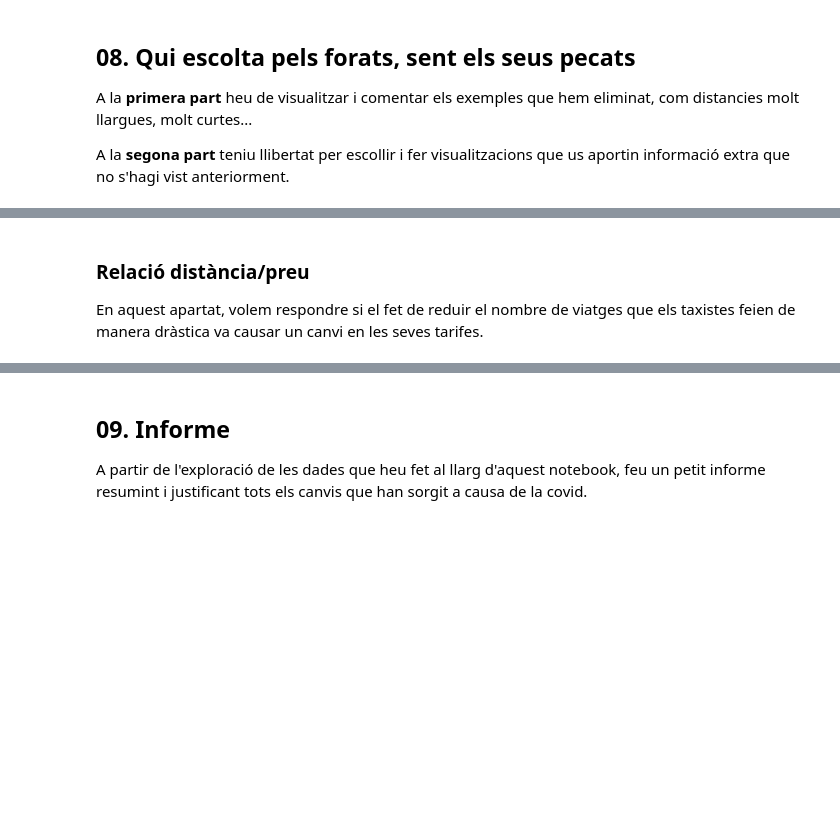
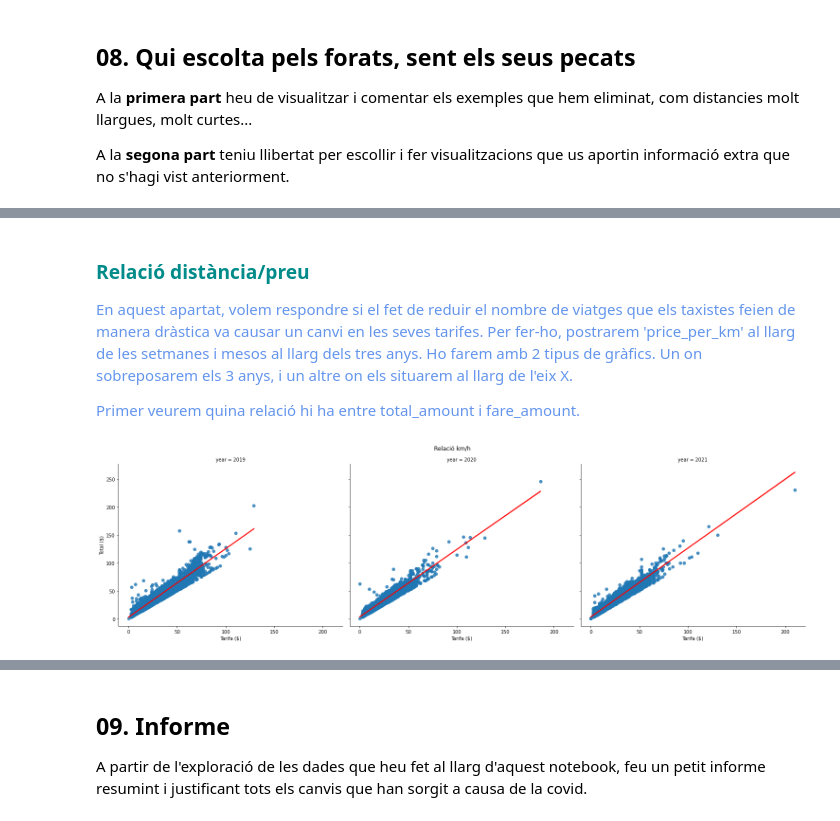
Before and after one commit to pbaldisa/TNUIP, a Jupyter notebook: AssignmentCode.ipynb, the cells around one changed output, grey strips where cells are left out. Drawn from its saved outputs; the diff is of its cells as text; code cells hidden in the pictures; blank space fills up the shorter version.

```diff
--- a/AssignmentCode.ipynb
+++ b/AssignmentCode.ipynb
@@ -205,42 +177,49 @@ def post_processing(data):
     """
     Funció on implementar qualsevol tipus de postprocessament necessari.
     """
-    # AQUÍ EL TEU CODI
+    # Guarda l'any en una nova columna
     data['year'] = data['tpep_dropoff_datetime'].dt.year
 
+    # Passa els passatgers a int
     data['passenger_count'] = data['passenger_count'].astype('int')
 
+    #guarda les hores de pickup i dropoff
     data['pickup_hour'] = data['tpep_pickup_datetime'].dt.hour
     data['dropoff_hour'] = data['tpep_dropoff_datetime'].dt.hour
 
+    #guarda els dies de la setmana de pickup i dropoff
     data['pickup_day'] = data['tpep_pickup_datetime'].dt.weekday
     data['dropoff_day'] = data['tpep_dropoff_datetime'].dt.weekday
 
+    #guarda el número de setmana de pickup i dropoff
     data['pickup_week'] = data['tpep_pickup_datetime'].dt.isocalendar().week
     data['dropoff_week'] = data['tpep_dropoff_datetime'].dt.isocalendar().week
 
+    #guarda el mes de pickup i dropoff
     data['pickup_month'] = data['tpep_pickup_datetime'].dt.month
     data['dropoff_month'] = data['tpep_dropoff_datetime'].dt.month
 
+    #guarda la durada del viatge en hores
     data['trip_duration'] = ((data['tpep_dropoff_datetime'] - data['tpep_pickup_datetime']).dt.total_seconds())/3600
 
-    data['trip_distance'] = 1.6*data['trip_distance']   #convert miles to km
+    #Converteix la distpancia de milles a km
+    data['trip_distance'] = 1.6*data['trip_distance']
 
+    #calcula i guarda la relació de tarifa i preu final i la distància
+    data['fare_km'] = data['fare_amount']/data['trip_distance']
+    data['total_km'] = data['total_amount']/data['trip_distance']
+
+    #guarda el dia de l'any del viatge segons el pickup
     data['pickup_dayofyear'] = data['tpep_pickup_datetime'].dt.dayofyear
 
+    #calcula i guarda la velocitat mitjana
     data['mean_speed'] = data['trip_distance']/data['trip_duration']
+
+    #Treu dades incorrectes. Viatges massa llargs o amb velocitat massa alta
     '''Both taxi and FHV drivers are prohibited from transporting passengers for more than 10 hours in any 24-hour
     period and for more than 60 hours in a calendar week (Monday-Sunday).'''
     data = data.loc[(data['mean_speed'] <= 120) & (data['trip_duration'] <= 10)]  #fer això requereix mooolta memòria, per aixo es neteja de mes en mes
 
-    #eliminem els outliers
-    '''inliers = (data['trip_duration'] > np.percentile(data['trip_duration'],1)) & \
-    (data['trip_duration'] < np.percentile(data['trip_duration'],99)) & \
-    (data['trip_distance'] > np.percentile(data['trip_distance'],1)) & \
-    (data['trip_distance'] < np.percentile(data['trip_distance'],99))'''
-
-    #data = data.loc[inliers]
-
     return data
 # %% [markdown]
 Crea un nou dataset que contingui tota la informació dels anys: 2019, 2020, 2021.
@@ -1239,3 +1203,10 @@ airports.head(7)
 # %% [markdown]
-### Relació distància/preu
-En aquest apartat, volem respondre si el fet de reduir el nombre de viatges que els taxistes feien de manera dràstica va causar un canvi en les seves tarifes.
+### <font color='darkcyan'> Relació distància/preu</font>
+
+<font color='cornflowerblue'>En aquest apartat, volem respondre si el fet de reduir el nombre de viatges que els taxistes feien de manera dràstica va causar un canvi en les seves tarifes. Per fer-ho, postrarem 'price_per_km' al llarg de les setmanes i mesos al llarg dels tres anys. Ho farem amb 2 tipus de gràfics. Un on sobreposarem els 3 anys, i un altre on els situarem al llarg de l'eix X. </font>
+
+<font color='cornflowerblue'>Primer veurem quina relació hi ha entre total_amount i fare_amount.</font>
+# %%
+scatter_plot(df, 'fare_amount', 'total_amount', 'Tarifa ($)', 'Total ($)')
+# %% [output]
+[figure, added]
```
Also changed, not shown: parts of 65 cells of this notebook.
